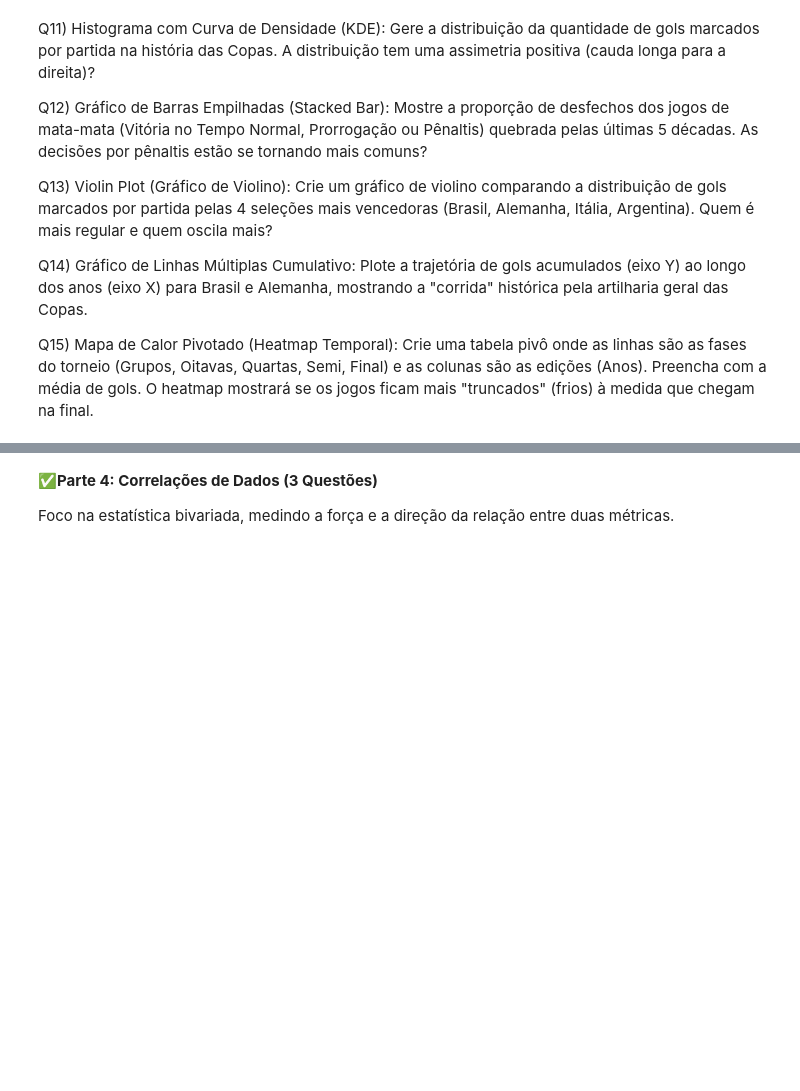
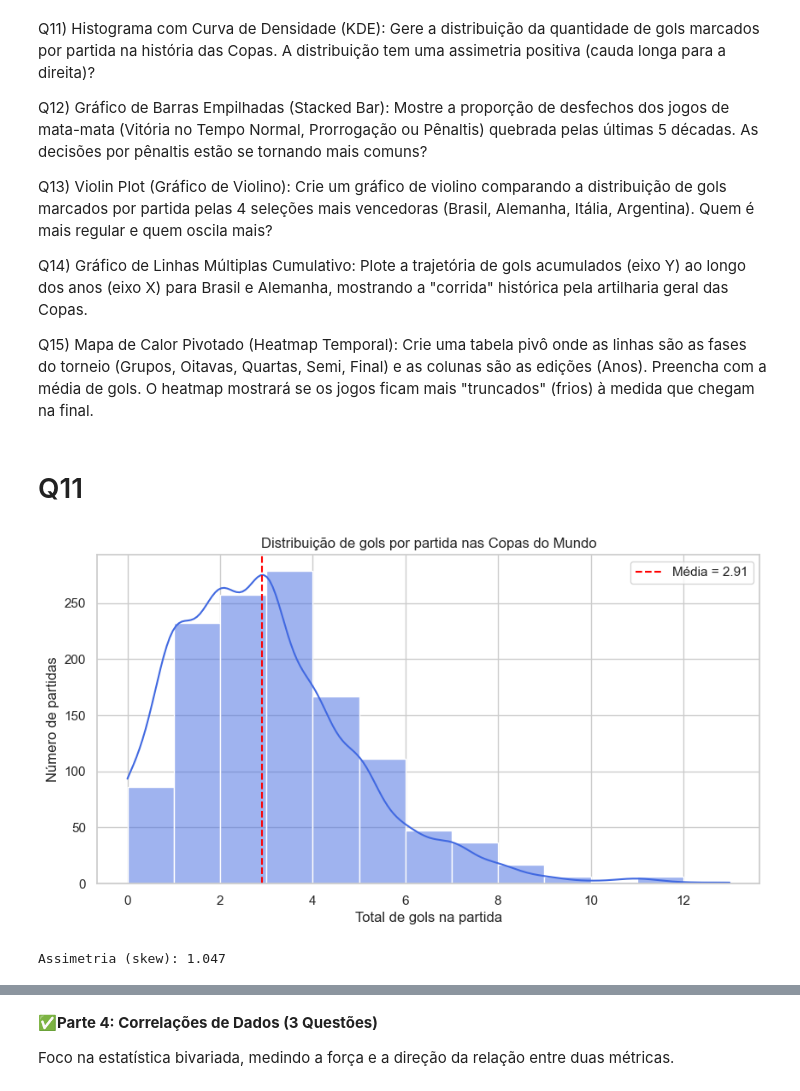
Before and after one commit to gabrielreisz/fifa-world-cup-analytics, a Jupyter notebook: notebooks/FCD_TP_AnaCampos_GabrielReis.ipynb, the cells around one changed output, grey strips where cells are left out. Saved outputs shown, nothing was run; the diff lists cells and outputs as text; code cells hidden in the pictures; blank space fills up the shorter version.

```diff
--- a/notebooks/FCD_TP_AnaCampos_GabrielReis.ipynb
+++ b/notebooks/FCD_TP_AnaCampos_GabrielReis.ipynb
@@ -315,3 +431,26 @@ Q13) Violin Plot (Gráfico de Violino): Crie um gráfico de violino comparando a
 Q14) Gráfico de Linhas Múltiplas Cumulativo: Plote a trajetória de gols acumulados (eixo Y) ao longo dos anos (eixo X) para Brasil e Alemanha, mostrando a "corrida" histórica pela artilharia geral das Copas.
 
 Q15) Mapa de Calor Pivotado (Heatmap Temporal): Crie uma tabela pivô onde as linhas são as fases do torneio (Grupos, Oitavas, Quartas, Semi, Final) e as colunas são as edições (Anos). Preencha com a média de gols. O heatmap mostrará se os jogos ficam mais "truncados" (frios) à medida que chegam na final.
+# %%
+import matplotlib.pyplot as plt
+import seaborn as sns
+plt.style.use('ggplot')
+sns.set_theme(style='whitegrid')
+plt.rcParams['figure.figsize'] = (10, 5)
+# %% [markdown]
+# Q11
+# %%
+plt.figure(figsize=(10, 5))
+sns.histplot(df_consolidado['total_goals'], bins=range(0, 13), kde=True, color='royalblue')
+plt.axvline(df_consolidado['total_goals'].mean(), color='red', linestyle='--',
+            label=f"Média = {df_consolidado['total_goals'].mean():.2f}")
+plt.title('Distribuição de gols por partida nas Copas do Mundo')
+plt.xlabel('Total de gols na partida')
+plt.ylabel('Número de partidas')
+plt.legend()
+plt.show()
+
+print('Assimetria (skew):', round(df_consolidado['total_goals'].skew(), 3))
+# %% [output]
+[figure, added]
+Assimetria (skew): 1.047
```
Also changed, not shown: parts of 21 cells of this notebook.
